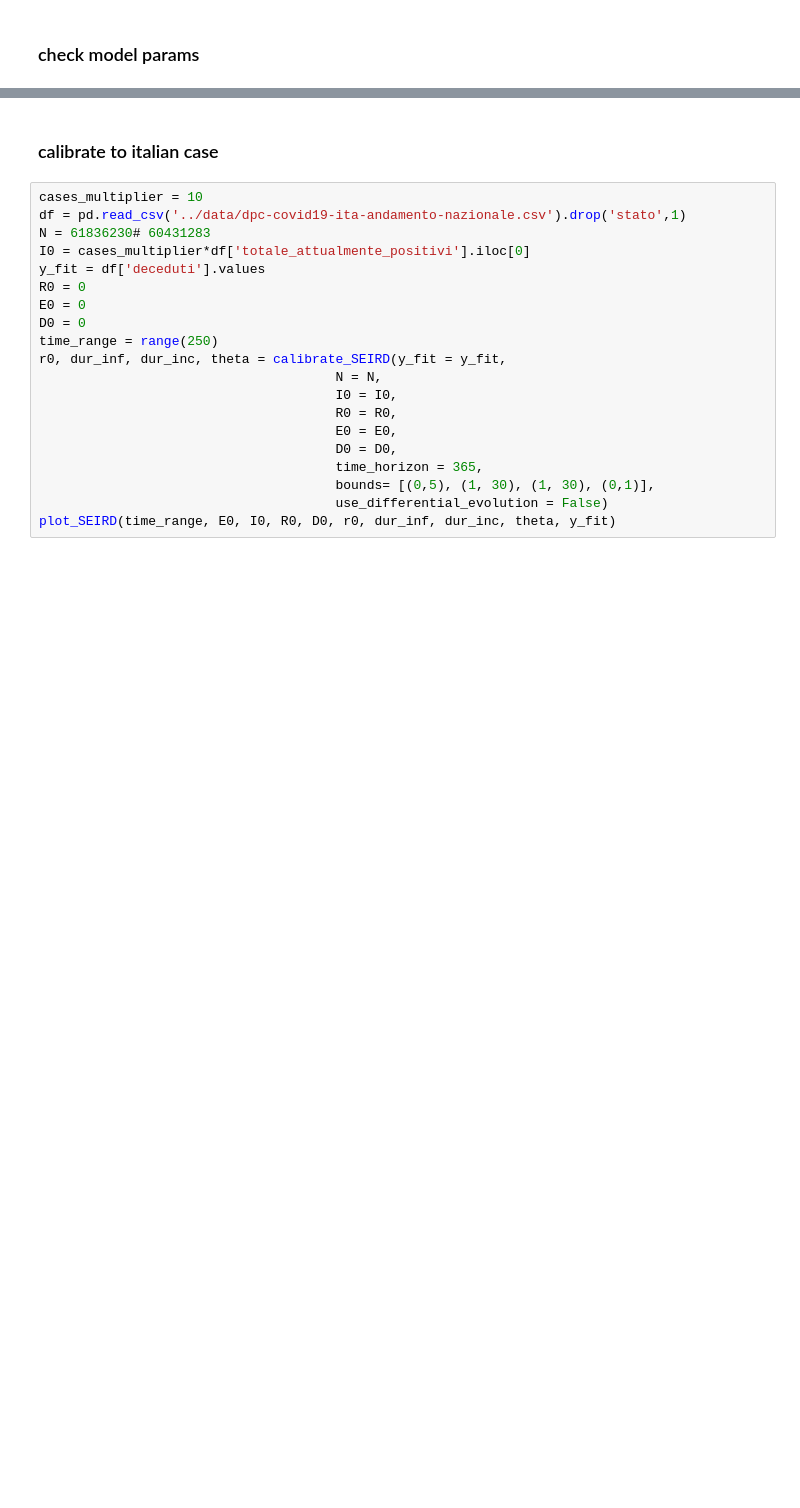
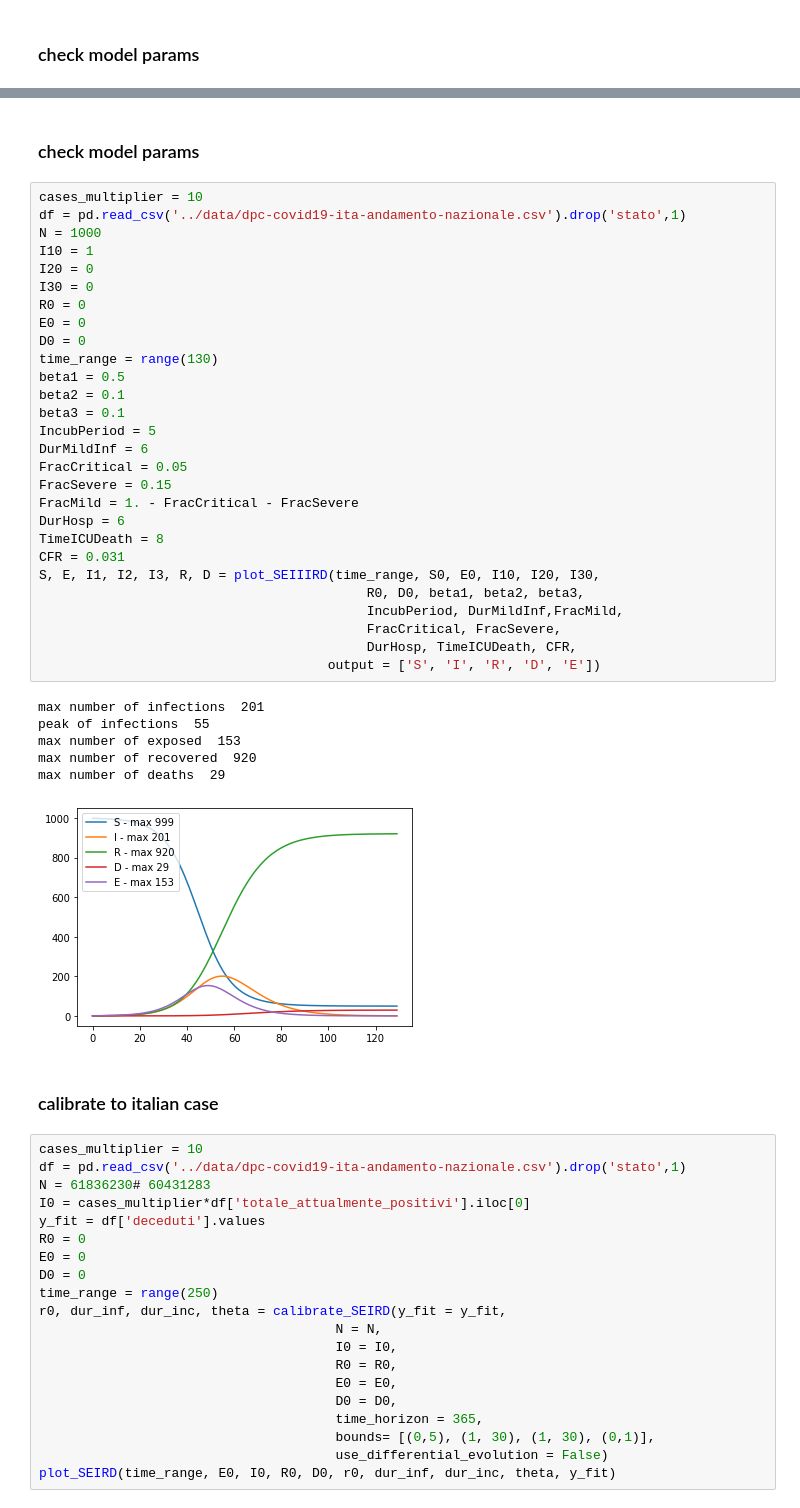
Before and after one commit to mspadaccino/COVID-19, a Jupyter notebook: notebooks/SIRD model.ipynb, the cells around one changed output, grey strips where cells are left out. Cells and saved outputs as stored; diff of their text form; blank space fills up the shorter version.

```diff
--- a/notebooks/SIRD model.ipynb
+++ b/notebooks/SIRD model.ipynb
@@ -416,3 +577,40 @@ max number of deaths  2328438
+# %% [markdown]
+### check model params
+# %%
+cases_multiplier = 10
+df = pd.read_csv('../data/dpc-covid19-ita-andamento-nazionale.csv').drop('stato',1)
+N = 1000
+I10 = 1
+I20 = 0
+I30 = 0
+R0 = 0
+E0 = 0
+D0 = 0
+time_range = range(130)
+beta1 = 0.5
+beta2 = 0.1
+beta3 = 0.1
+IncubPeriod = 5
+DurMildInf = 6
+FracCritical = 0.05
+FracSevere = 0.15
+FracMild = 1. - FracCritical - FracSevere
+DurHosp = 6
+TimeICUDeath = 8
+CFR = 0.031
+S, E, I1, I2, I3, R, D = plot_SEIIIRD(time_range, S0, E0, I10, I20, I30,
+                                          R0, D0, beta1, beta2, beta3,
+                                          IncubPeriod, DurMildInf,FracMild,
+                                          FracCritical, FracSevere,
+                                          DurHosp, TimeICUDeath, CFR,
+                                     output = ['S', 'I', 'R', 'D', 'E'])
+# %% [output]
+max number of infections  201
+peak of infections  55
+max number of exposed  153
+max number of recovered  920
+max number of deaths  29
+[figure, added]
 # %% [markdown]
 ### calibrate to italian case
 # %%
```
Also changed, not shown: parts of 14 cells of this notebook.
